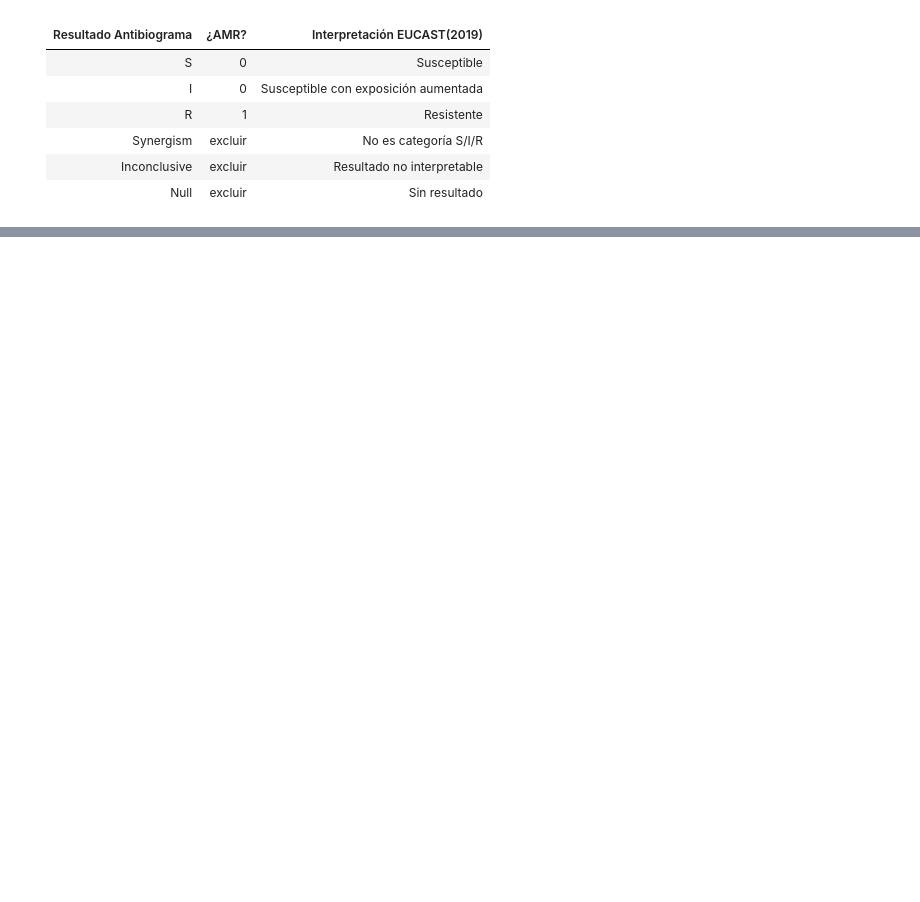
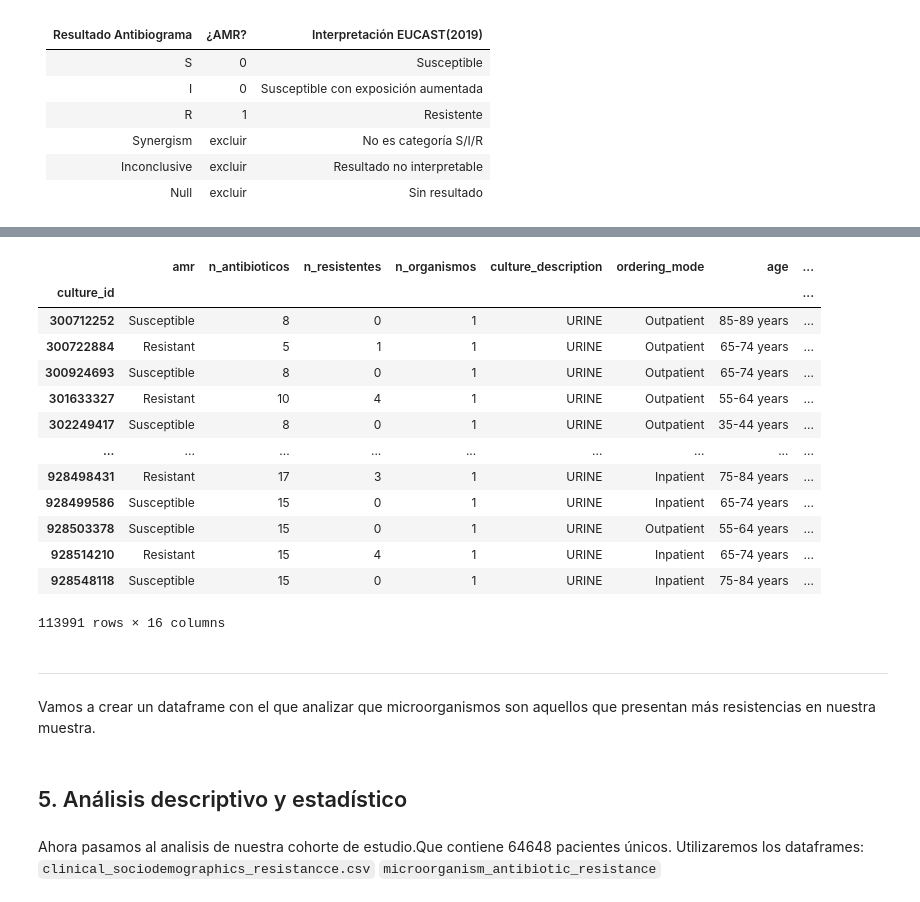
Before and after one commit to jorgeshzhndz/Resistencia_Antibioticos, a Jupyter notebook: notebooks/memoria.ipynb, the cells around one changed output, grey strips where cells are left out. Cells and saved outputs as stored; diff of their text form; code cells hidden in the pictures; blank space fills up the shorter version.

Commit message:
Sociodemographic analysis

```diff
--- a/notebooks/memoria.ipynb
+++ b/notebooks/memoria.ipynb
@@ -312,0 +766,21 @@ Vamos a incluir en nuestro estudio aquellos cultivos que presenten al menos una
+# %%
+#Con este dataframe analizaremos los factores clinicos y sociodemográficos relacionados con la aparición de resistencias.
+clinical_sociodemographic_resistance = cohort_preanalysis[['culture_id', 'amr', 'n_antibioticos', 'n_resistentes', 'n_organismos',
+       'culture_description', 'ordering_mode','age', 'gender', 'IP', 'OP', 'ER', 'ICU', 'adi_score_cat', 'adi_state_rank_cat', 'anon_id', 'episode_id']].copy()
+
+clinical_sociodemographic_resistance.set_index('culture_id')
+# %% [output]
+|  | amr | n_antibioticos | n_resistentes | n_organismos | culture_description | ordering_mode | age | ... |
+| culture_id |  |  |  |  |  |  |  | ... |
+| 300712252 | Susceptible | 8 | 0 | 1 | URINE | Outpatient | 85-89 years | ... |
+| 300722884 | Resistant | 5 | 1 | 1 | URINE | Outpatient | 65-74 years | ... |
+| 300924693 | Susceptible | 8 | 0 | 1 | URINE | Outpatient | 65-74 years | ... |
+| 301633327 | Resistant | 10 | 4 | 1 | URINE | Outpatient | 55-64 years | ... |
+| 302249417 | Susceptible | 8 | 0 | 1 | URINE | Outpatient | 35-44 years | ... |
+| ... | ... | ... | ... | ... | ... | ... | ... | ... |
+| 928498431 | Resistant | 17 | 3 | 1 | URINE | Inpatient | 75-84 years | ... |
+| 928499586 | Susceptible | 15 | 0 | 1 | URINE | Inpatient | 65-74 years | ... |
+| 928503378 | Susceptible | 15 | 0 | 1 | URINE | Outpatient | 55-64 years | ... |
+| 928514210 | Resistant | 15 | 4 | 1 | URINE | Inpatient | 65-74 years | ... |
+| 928548118 | Susceptible | 15 | 0 | 1 | URINE | Inpatient | 75-84 years | ... |
+113991 rows × 16 columns
@@ -312,0 +789,4 @@ Vamos a incluir en nuestro estudio aquellos cultivos que presenten al menos una
+# %% [markdown]
+------
+# %% [markdown]
+Vamos a crear un dataframe con el que analizar que microorganismos son aquellos que presentan más resistencias en nuestra muestra.
@@ -312,0 +812,5 @@ Vamos a incluir en nuestro estudio aquellos cultivos que presenten al menos una
+# %% [markdown]
+## 5. Análisis descriptivo y estadístico
+# %% [markdown]
+
+Ahora pasamos al analisis de nuestra cohorte de estudio.Que contiene 64648 pacientes únicos. Utilizaremos los dataframes: ``clinical_sociodemographics_resistancce.csv`` ``microorganism_antibiotic_resistance``
```
Also changed, not shown: parts of 42 cells of this notebook, 1 other file.
